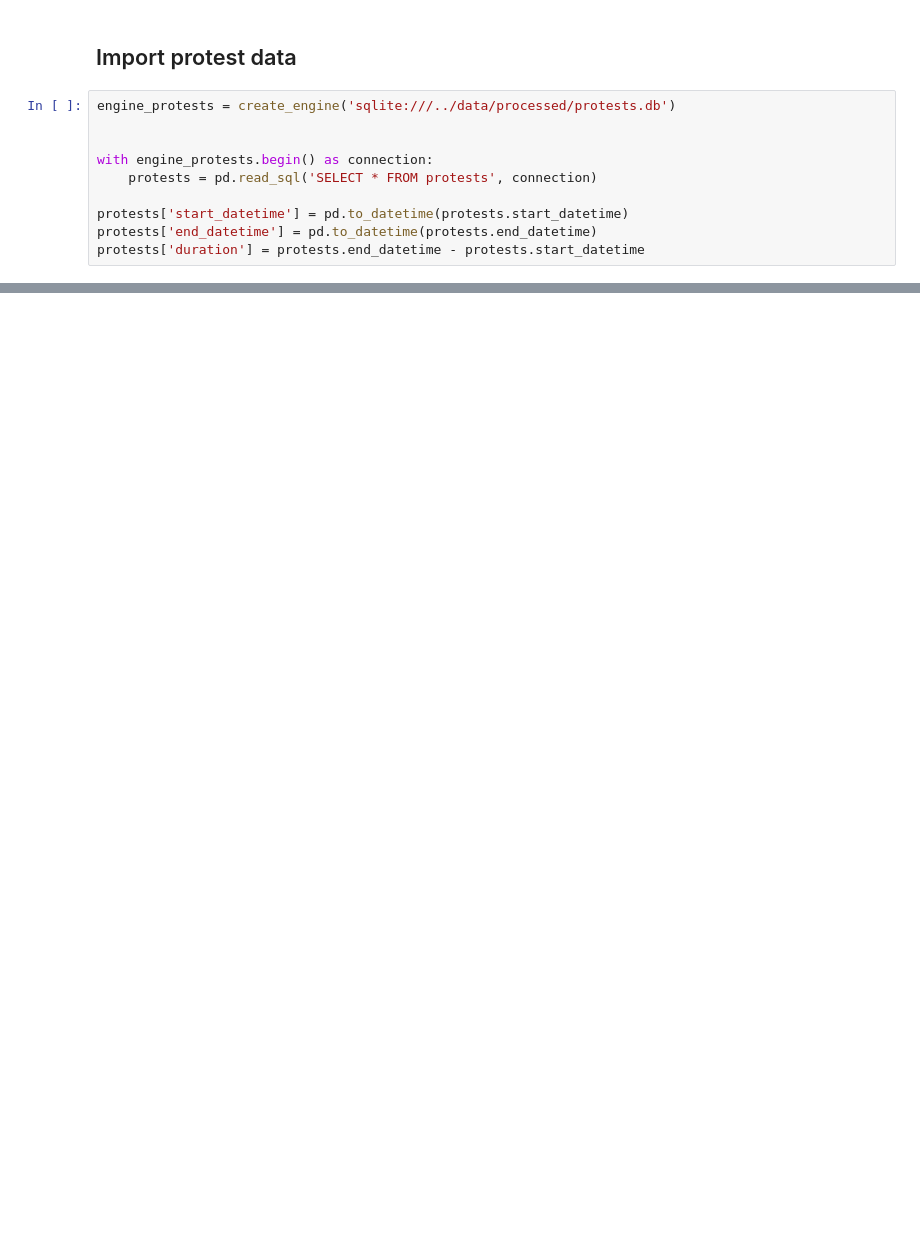
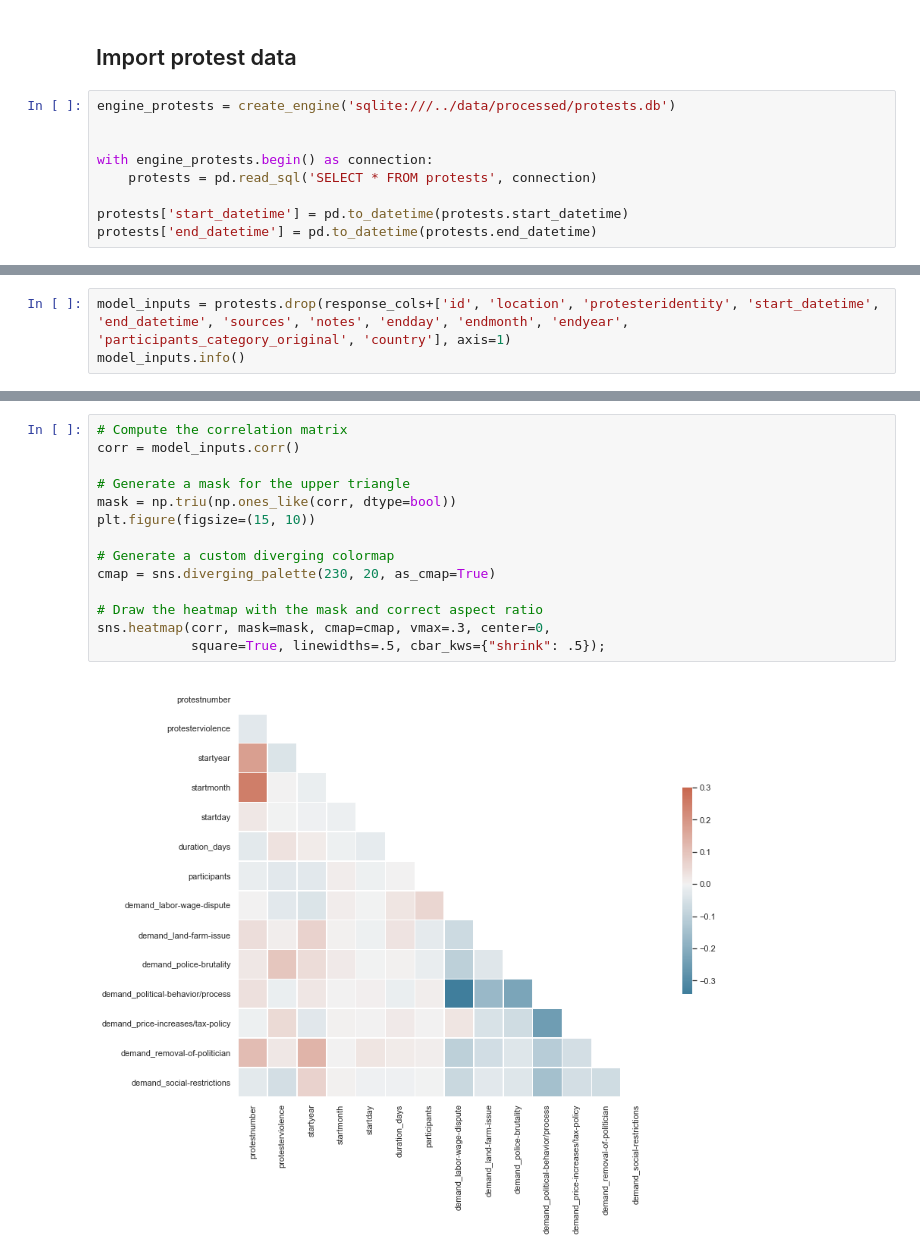
Before and after one commit to sethnlewis/Predicting-Political-Revolutions, a Jupyter notebook: notebooks/eda - protests.ipynb, the cells around one changed output, grey strips where cells are left out. Saved outputs shown, nothing was run; the diff lists cells and outputs as text; blank space fills up the shorter version.

```diff
--- a/notebooks/eda - protests.ipynb
+++ b/notebooks/eda - protests.ipynb
@@ -28,4 +39,3 @@ with engine_protests.begin() as connection:
 
 protests['start_datetime'] = pd.to_datetime(protests.start_datetime)
 protests['end_datetime'] = pd.to_datetime(protests.end_datetime)
-protests['duration'] = protests.end_datetime - protests.start_datetime
@@ -51,0 +74,3 @@ memory usage: 4.3+ MB
+# %%
+model_inputs = protests.drop(response_cols+['id', 'location', 'protesteridentity', 'start_datetime', 'end_datetime', 'sources', 'notes', 'endday', 'endmonth', 'endyear', 'participants_category_original', 'country'], axis=1)
+model_inputs.info()
@@ -52 +97,17 @@ memory usage: 4.3+ MB
+# %%
+# Compute the correlation matrix
+corr = model_inputs.corr()
+
+# Generate a mask for the upper triangle
+mask = np.triu(np.ones_like(corr, dtype=bool))
+plt.figure(figsize=(15, 10))
+
+# Generate a custom diverging colormap
+cmap = sns.diverging_palette(230, 20, as_cmap=True)
+
+# Draw the heatmap with the mask and correct aspect ratio
+sns.heatmap(corr, mask=mask, cmap=cmap, vmax=.3, center=0,
+            square=True, linewidths=.5, cbar_kws={"shrink": .5});
+# %% [output]
+[figure, added]
 # %% [markdown]
```
Also changed, not shown: parts of 29 cells of this notebook, 2 other files.
